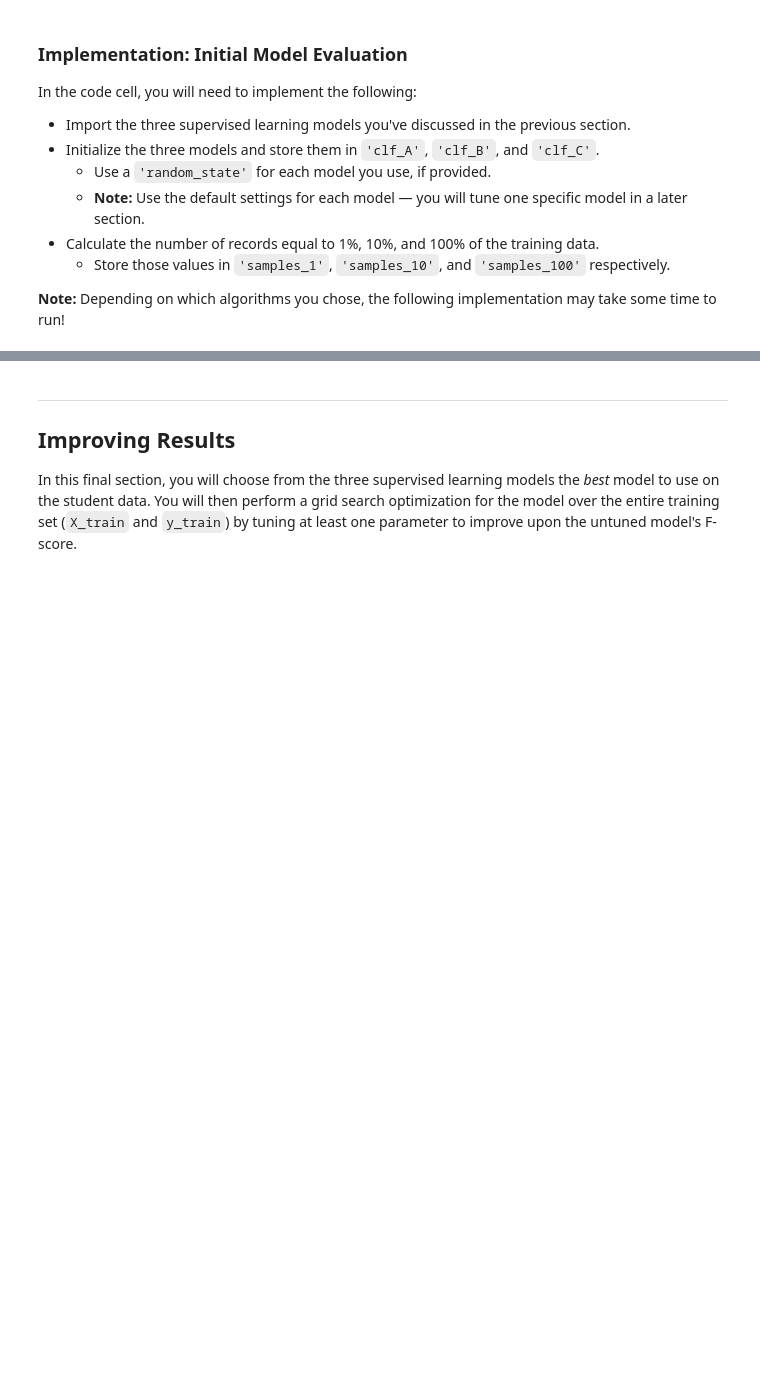
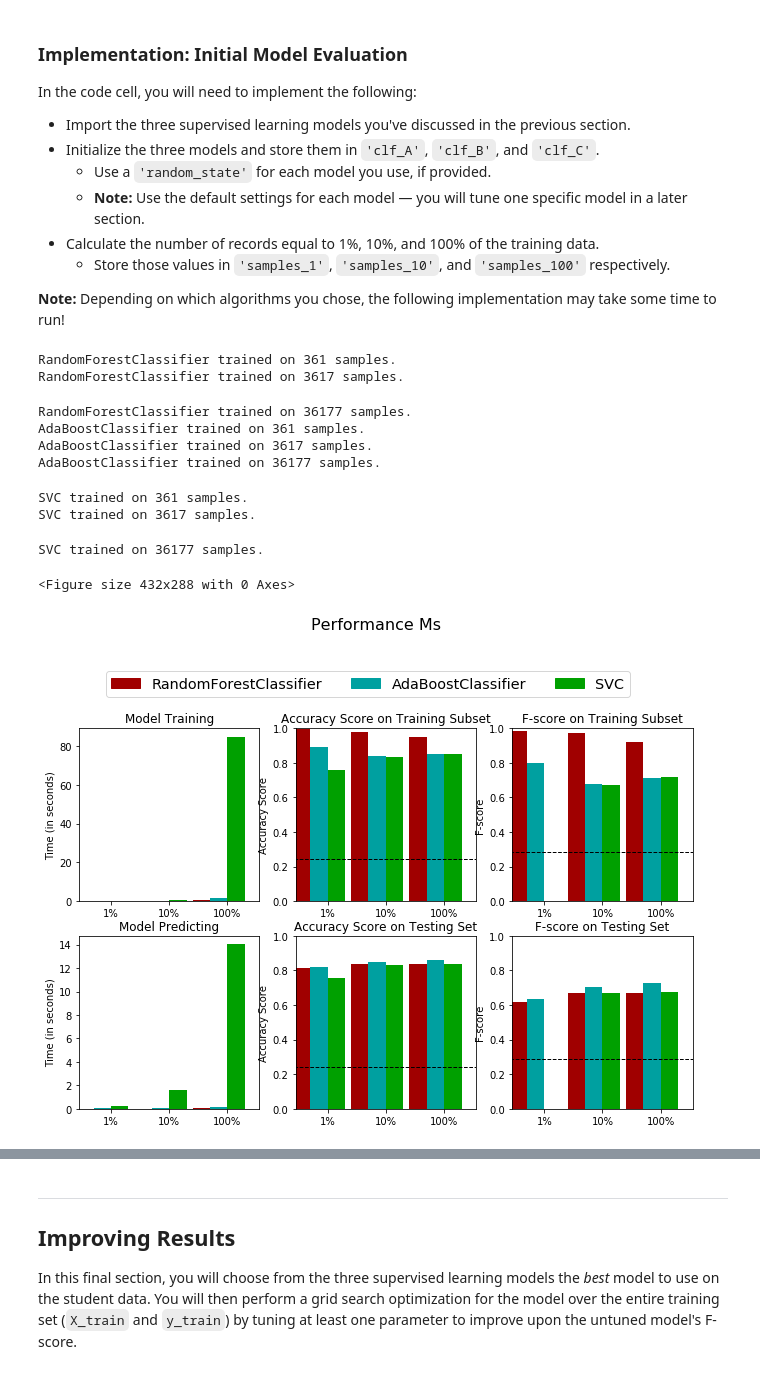
Before and after one commit to amrfarid140/ml-term1-projects, a Jupyter notebook: p1_charityml/finding_donors.ipynb, the cells around one changed output, grey strips where cells are left out. Cells and saved outputs as stored; diff of their text form; code cells hidden in the pictures; blank space fills up the shorter version.

```diff
--- a/p1_charityml/finding_donors.ipynb
+++ b/p1_charityml/finding_donors.ipynb
@@ -309,6 +319,7 @@ In the code block below, you will need to implement the following:
    - Make sure that you set the `beta` parameter!
 # %%
 # TODO: Import two metrics from sklearn - fbeta_score and accuracy_score
+from sklearn.metrics import accuracy_score, fbeta_score
 
 def train_predict(learner, sample_size, X_train, y_train, X_test, y_test):
     '''
@@ -325,33 +336,33 @@ def train_predict(learner, sample_size, X_train, y_train, X_test, y_test):
 
     # TODO: Fit the learner to the training data using slicing with 'sample_size' using .fit(training_features[:], training_labels[:])
     start = time() # Get start time
-    learner = None
+    learner = learner.fit(X_train[:sample_size], y_train[:sample_size])
     end = time() # Get end time
 
     # TODO: Calculate the training time
-    results['train_time'] = None
+    results['train_time'] = end - start
 
     # TODO: Get the predictions on the test set(X_test),
     #       then get predictions on the first 300 training samples(X_train) using .predict()
     start = time() # Get start time
-    predictions_test = None
-    predictions_train = None
+    predictions_test = learner.predict(X_test)
+    predictions_train = learner.predict(X_train[:300])
     end = time() # Get end time
 
     # TODO: Calculate the total prediction time
-    results['pred_time'] = None
+    results['pred_time'] = end - start
 
     # TODO: Compute accuracy on the first 300 training samples which is y_train[:300]
-    results['acc_train'] = None
+    results['acc_train'] = accuracy_score(y_train[:300],predictions_train)
 
     # TODO: Compute accuracy on test set using accuracy_score()
-    results['acc_test'] = None
+    results['acc_test'] = accuracy_score(y_test,predictions_test )
 
     # TODO: Compute F-score on the the first 300 training samples using fbeta_score()
-    results['f_train'] = None
+    results['f_train'] = fbeta_score(y_train[:300],predictions_train,0.5)
 
     # TODO: Compute F-score on the test set which is y_test
-    results['f_test'] = None
+    results['f_test'] = fbeta_score(y_test,predictions_test,0.5)
 
     # Success
     print("{} trained on {} samples.".format(learner.__class__.__name__, sample_size))
@@ -371,28 +382,41 @@ In the code cell, you will need to implement the following:
 **Note:** Depending on which algorithms you chose, the following implementation may take some time to run!
 # %%
 # TODO: Import the three supervised learning models from sklearn
-
+from sklearn.ensemble import RandomForestClassifier, AdaBoostClassifier
+from sklearn.svm import SVC
 # TODO: Initialize the three models
-clf_A = None
-clf_B = None
-clf_C = None
+clf_A = RandomForestClassifier()
+clf_B = AdaBoostClassifier()
+clf_C = SVC()
 
 # TODO: Calculate the number of samples for 1%, 10%, and 100% of the training data
 # HINT: samples_100 is the entire training set i.e. len(y_train)
 # HINT: samples_10 is 10% of samples_100 (ensure to set the count of the values to be `int` and not `float`)
 # HINT: samples_1 is 1% of samples_100 (ensure to set the count of the values to be `int` and not `float`)
-samples_100 = None
-samples_10 = None
-samples_1 = None
+samples_100 = len(y_train)
+samples_10 = int(samples_100*0.10)
+samples_1 = int(samples_100*0.01)
 
 # Collect results on the learners
 results = {}
 for clf in [clf_A, clf_B, clf_C]:
     clf_name = clf.__class__.__name__
     results[clf_name] = {}
     for i, samples in enumerate([samples_1, samples_10, samples_100]):
         results[clf_name][i] = \
         train_predict(clf, samples, X_train, y_train, X_test, y_test)
 
 # Run metrics visualization for the three supervised learning models chosen
 vs.evaluate(results, accuracy, fscore)
+# %% [output]
+RandomForestClassifier trained on 361 samples.
+RandomForestClassifier trained on 3617 samples.
+RandomForestClassifier trained on 36177 samples.
+AdaBoostClassifier trained on 361 samples.
+AdaBoostClassifier trained on 3617 samples.
+AdaBoostClassifier trained on 36177 samples.
+SVC trained on 361 samples.
+SVC trained on 3617 samples.
+SVC trained on 36177 samples.
+<Figure size 432x288 with 0 Axes>
+[figure, added]
```
Also changed, not shown: parts of 21 cells of this notebook, 3 other files.
